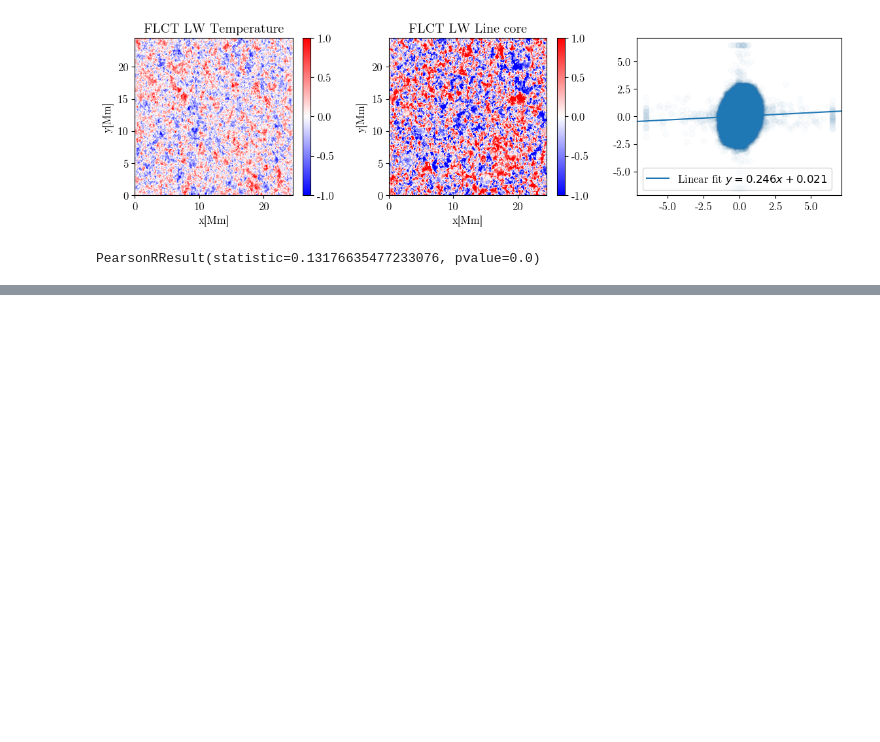
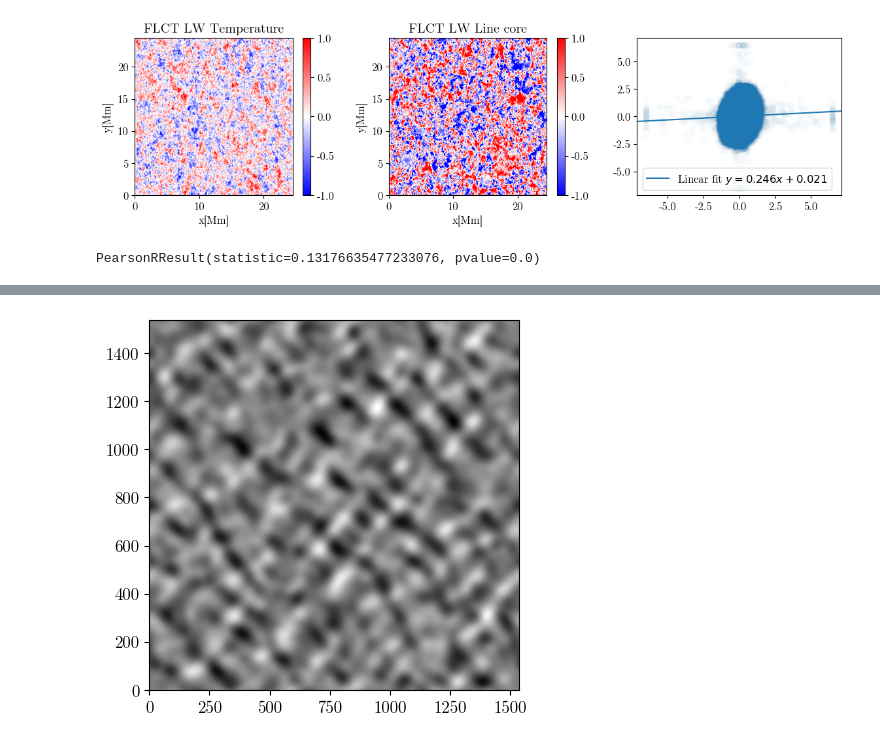
Before and after one commit to TheodoreKostic/Tracking_features, a Jupyter notebook: FirstPaper/FixedWavelength.ipynb, the cells around one changed output, grey strips where cells are left out. Cells and saved outputs as stored; diff of their text form; code cells hidden in the pictures; blank space fills up the shorter version.

```diff
--- a/FirstPaper/FixedWavelength.ipynb
+++ b/FirstPaper/FixedWavelength.ipynb
@@ -454,0 +556,4 @@ PearsonRResult(statistic=0.13176635477233076, pvalue=0.0)
+# %%
+im = plt.imshow(g, origin = "lower", cmap = "gray")
+# %% [output]
+[figure, added]
```
Also changed, not shown: parts of 15 cells of this notebook.
